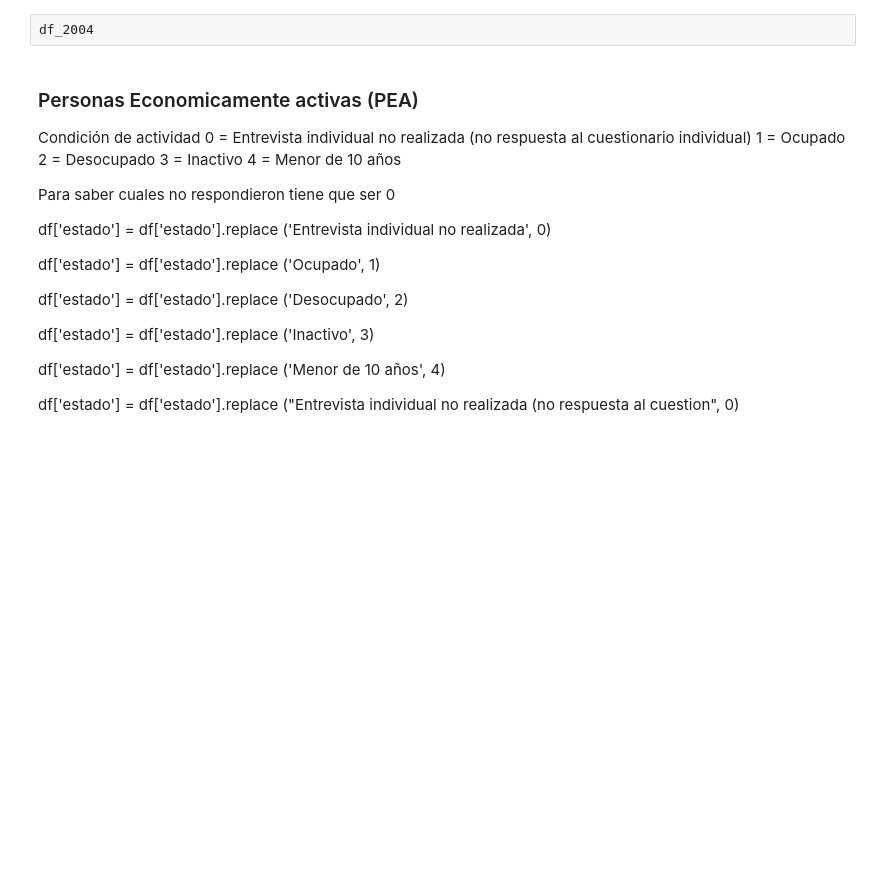
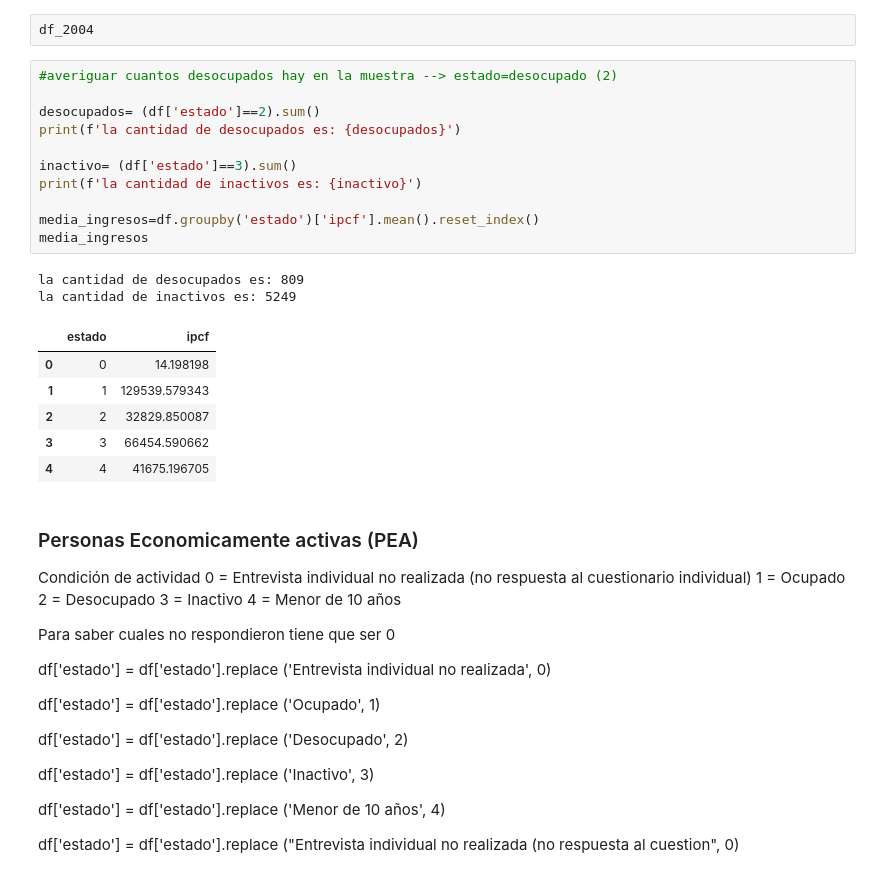
Before and after one commit to miligarofalo/CC408-T2-1, a Jupyter notebook: TP3/Untitled1.ipynb, the cells around one changed output. Saved outputs shown, nothing was run; the diff lists cells and outputs as text; blank space fills up the shorter version.

```diff
--- a/TP3/Untitled1.ipynb
+++ b/TP3/Untitled1.ipynb
@@ -573,5 +573,25 @@ print(df_2024.columns.tolist())
 # %%
 df_2004
+# %%
+#averiguar cuantos desocupados hay en la muestra --> estado=desocupado (2)
+
+desocupados= (df['estado']==2).sum()
+print(f'la cantidad de desocupados es: {desocupados}')
+
+inactivo= (df['estado']==3).sum()
+print(f'la cantidad de inactivos es: {inactivo}')
+
+media_ingresos=df.groupby('estado')['ipcf'].mean().reset_index()
+media_ingresos
+# %% [output]
+la cantidad de desocupados es: 809
+la cantidad de inactivos es: 5249
+|  | estado | ipcf |
+| 0 | 0 | 14.198198 |
+| 1 | 1 | 129539.579343 |
+| 2 | 2 | 32829.850087 |
+| 3 | 3 | 66454.590662 |
+| 4 | 4 | 41675.196705 |
 # %% [markdown]
 ### Personas Economicamente activas (PEA)
 
```
Also changed, not shown: parts of 13 cells of this notebook.
